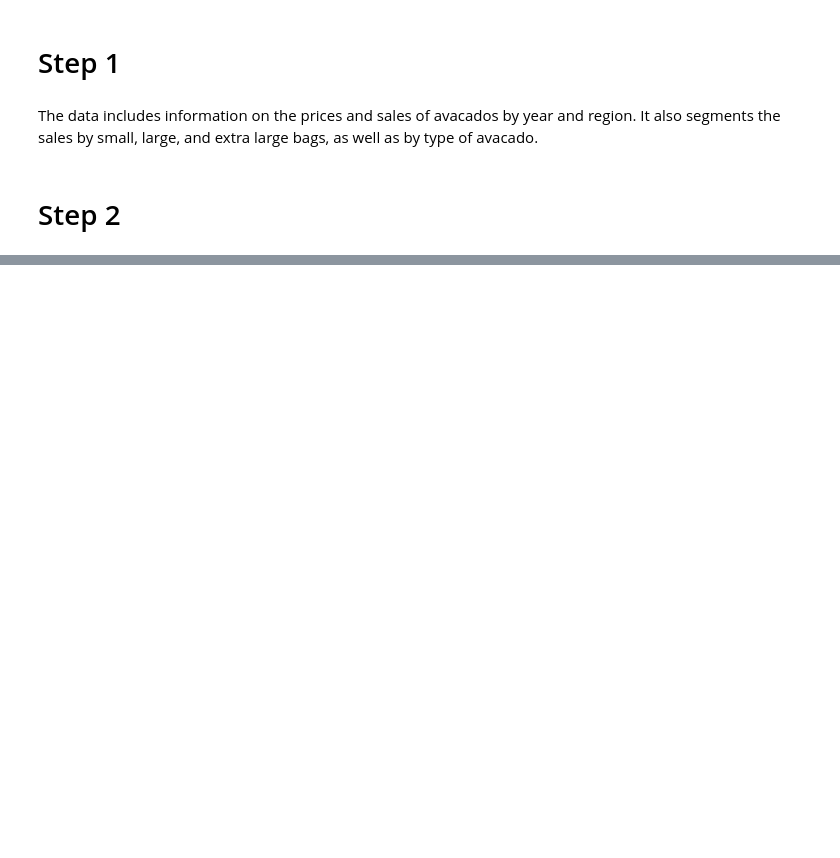
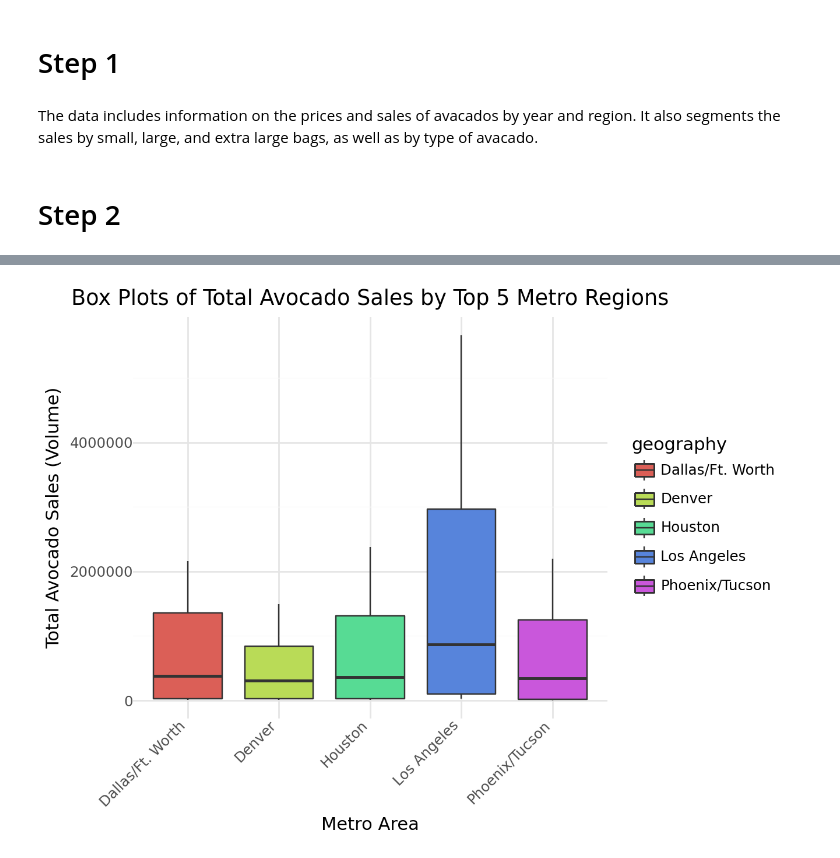
Before and after one commit to rtneely/GSB-544, a Jupyter notebook: Week-2/Lab2.ipynb, the cells around one changed output, grey strips where cells are left out. Drawn from its saved outputs; the diff is of its cells as text; code cells hidden in the pictures; blank space fills up the shorter version.

```diff
--- a/Week-2/Lab2.ipynb
+++ b/Week-2/Lab2.ipynb
@@ -84,6 +88,9 @@ region_mapping = {
 df['region'] = df['geography'].map(region_mapping)
 # %%
 df.rename(columns = {
-    '4046':'small', '4225':'medium', '4770':'large'},
+    '4046':'small', '4225':'large', '4770':'extra large'},
     inplace=True
 )
+
+df['date'] = pd.to_datetime(df['date'])
+df['year'] = df['date'].dt.year
@@ -97,0 +110,7 @@ df.rename(columns = {
+# %%
+df['month'] = df['date'].dt.month
+df['day'] = df['date'].dt.day
+df['year'] = df['date'].dt.year
+
+monthly_average = df.groupby('month')['total_volume'].mean().round(2)
+monthly_average.idxmax(),monthly_average.loc[monthly_average.idxmax()]
@@ -97,0 +201,13 @@ df.rename(columns = {
+# %%
+top5 = df[df['geography'].isin(five_largest_cities['geography'])]
+# %%
+(ggplot(top5, aes(x='geography', y='total_volume', fill='geography'))
+            + geom_boxplot()
+            + labs(title='Box Plots of Total Avocado Sales by Top 5 Metro Regions',
+                   x='Metro Area',
+                   y='Total Avocado Sales (Volume)')
+            + theme_minimal()
+            + theme(axis_text_x=element_text(angle=45, hjust=1))
+            )
+# %% [output]
+[figure, added]
```
Also changed, not shown: parts of 26 cells of this notebook, 1 other file.
